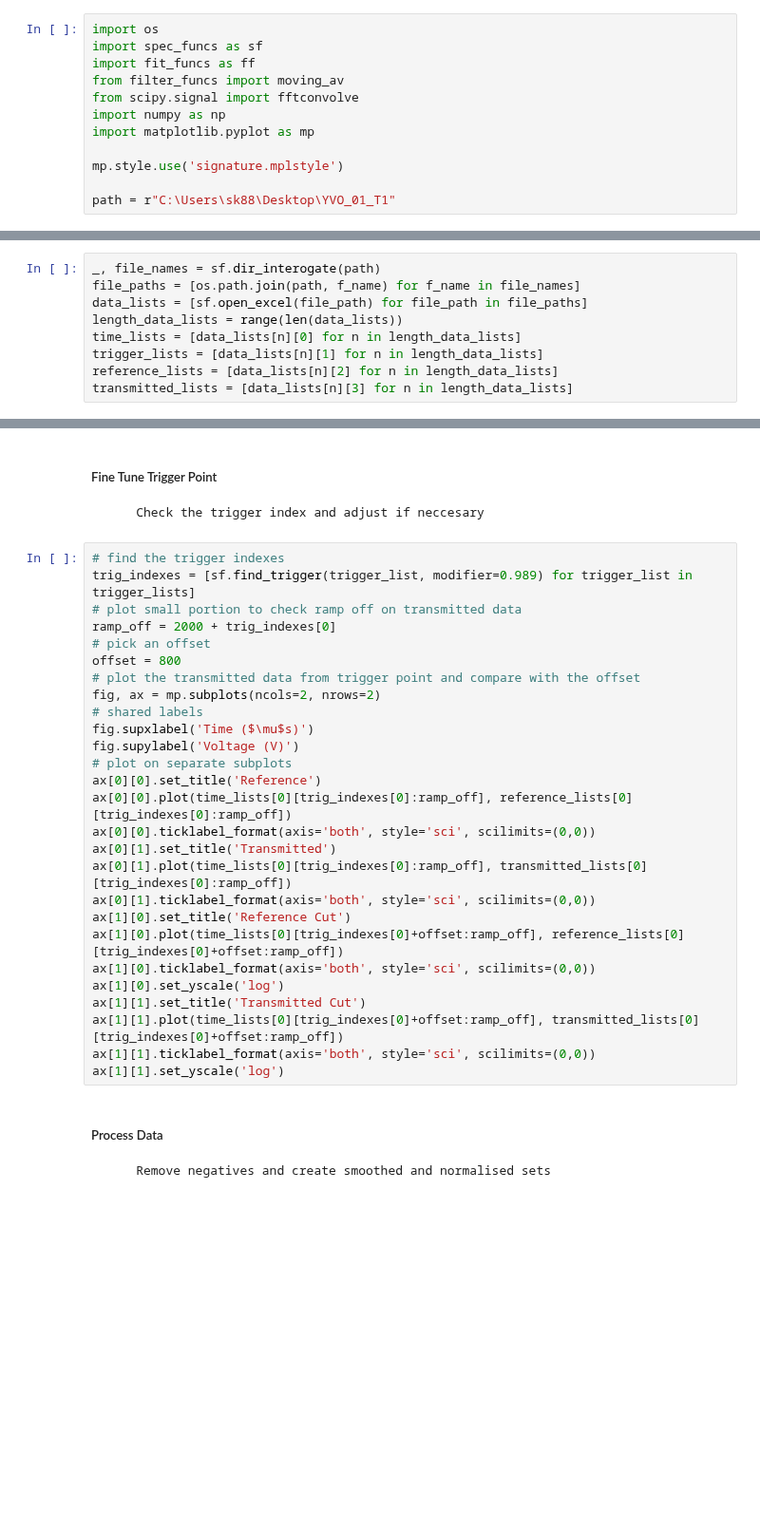
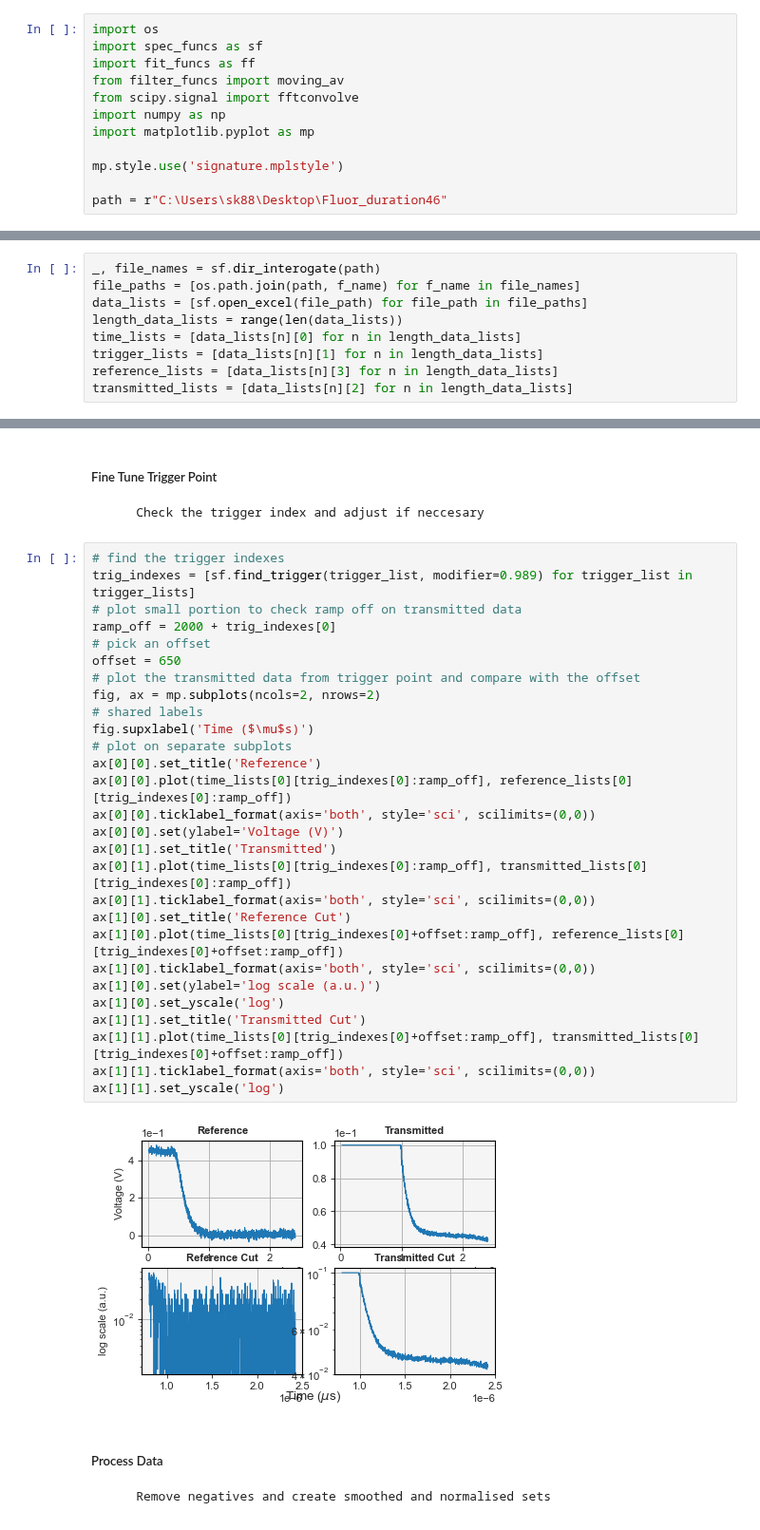
Before and after one commit to SMK-UK/Spectroscopy, a Jupyter notebook: T1_Analysis.ipynb, the cells around one changed output, grey strips where cells are left out. Shown at 95% size. Cells and saved outputs as stored; diff of their text form; blank space fills up the shorter version.

```diff
--- a/T1_Analysis.ipynb
+++ b/T1_Analysis.ipynb
@@ -16,7 +16,7 @@ import matplotlib.pyplot as mp
 
 mp.style.use('signature.mplstyle')
 
-path = r"C:\Users\sk88\Desktop\YVO_01_T1"
+path = r"C:\Users\sk88\Desktop\Fluor_duration46"
 # %% [markdown]
 
 ##### Import Data
@@ -29,8 +29,8 @@ data_lists = [sf.open_excel(file_path) for file_path in file_paths]
 length_data_lists = range(len(data_lists))
 time_lists = [data_lists[n][0] for n in length_data_lists]
 trigger_lists = [data_lists[n][1] for n in length_data_lists]
-reference_lists = [data_lists[n][2] for n in length_data_lists]
-transmitted_lists = [data_lists[n][3] for n in length_data_lists]
+reference_lists = [data_lists[n][3] for n in length_data_lists]
+transmitted_lists = [data_lists[n][2] for n in length_data_lists]
 # %% [markdown]
 
 ##### Check channel assignment
@@ -55,30 +58,33 @@ ax[2].plot(time_lists[0], transmitted_lists[0])
 # %%
 # find the trigger indexes
 trig_indexes = [sf.find_trigger(trigger_list, modifier=0.989) for trigger_list in trigger_lists]
 # plot small portion to check ramp off on transmitted data
 ramp_off = 2000 + trig_indexes[0]
 # pick an offset
-offset = 800
+offset = 650
 # plot the transmitted data from trigger point and compare with the offset
 fig, ax = mp.subplots(ncols=2, nrows=2)
 # shared labels
 fig.supxlabel('Time ($\mu$s)')
-fig.supylabel('Voltage (V)')
 # plot on separate subplots
 ax[0][0].set_title('Reference')
 ax[0][0].plot(time_lists[0][trig_indexes[0]:ramp_off], reference_lists[0][trig_indexes[0]:ramp_off])
 ax[0][0].ticklabel_format(axis='both', style='sci', scilimits=(0,0))
+ax[0][0].set(ylabel='Voltage (V)')
 ax[0][1].set_title('Transmitted')
 ax[0][1].plot(time_lists[0][trig_indexes[0]:ramp_off], transmitted_lists[0][trig_indexes[0]:ramp_off])
 ax[0][1].ticklabel_format(axis='both', style='sci', scilimits=(0,0))
 ax[1][0].set_title('Reference Cut')
 ax[1][0].plot(time_lists[0][trig_indexes[0]+offset:ramp_off], reference_lists[0][trig_indexes[0]+offset:ramp_off])
 ax[1][0].ticklabel_format(axis='both', style='sci', scilimits=(0,0))
+ax[1][0].set(ylabel='log scale (a.u.)')
 ax[1][0].set_yscale('log')
 ax[1][1].set_title('Transmitted Cut')
 ax[1][1].plot(time_lists[0][trig_indexes[0]+offset:ramp_off], transmitted_lists[0][trig_indexes[0]+offset:ramp_off])
 ax[1][1].ticklabel_format(axis='both', style='sci', scilimits=(0,0))
 ax[1][1].set_yscale('log')
+# %% [output]
+[figure, added]
 # %% [markdown]
 
 ##### Process Data
```
Also changed, not shown: parts of 7 cells of this notebook, 4 other files.
